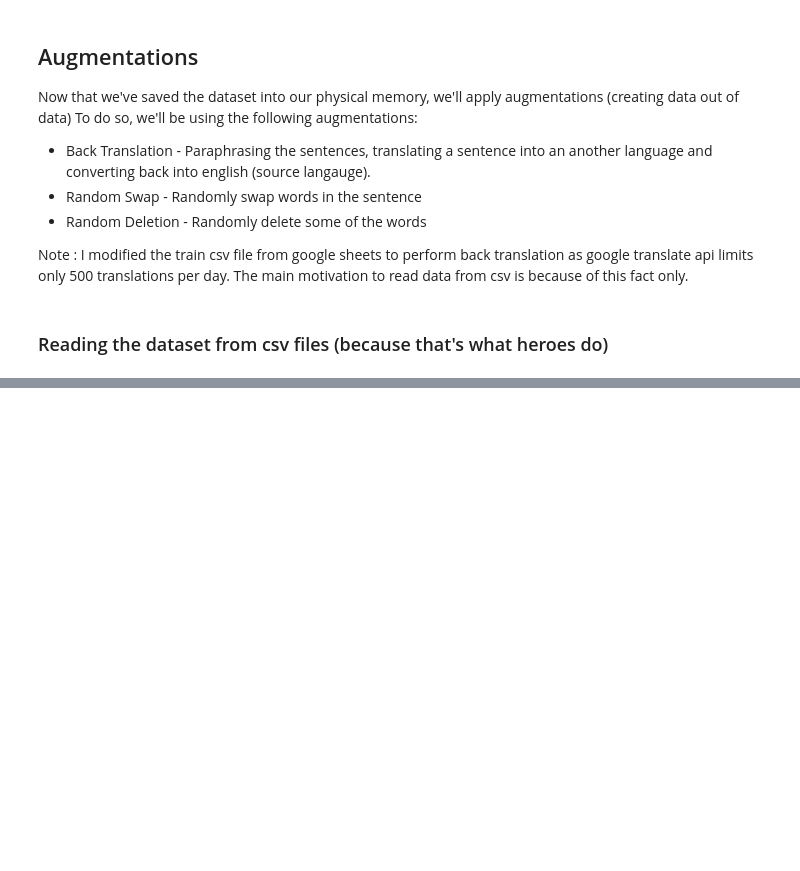
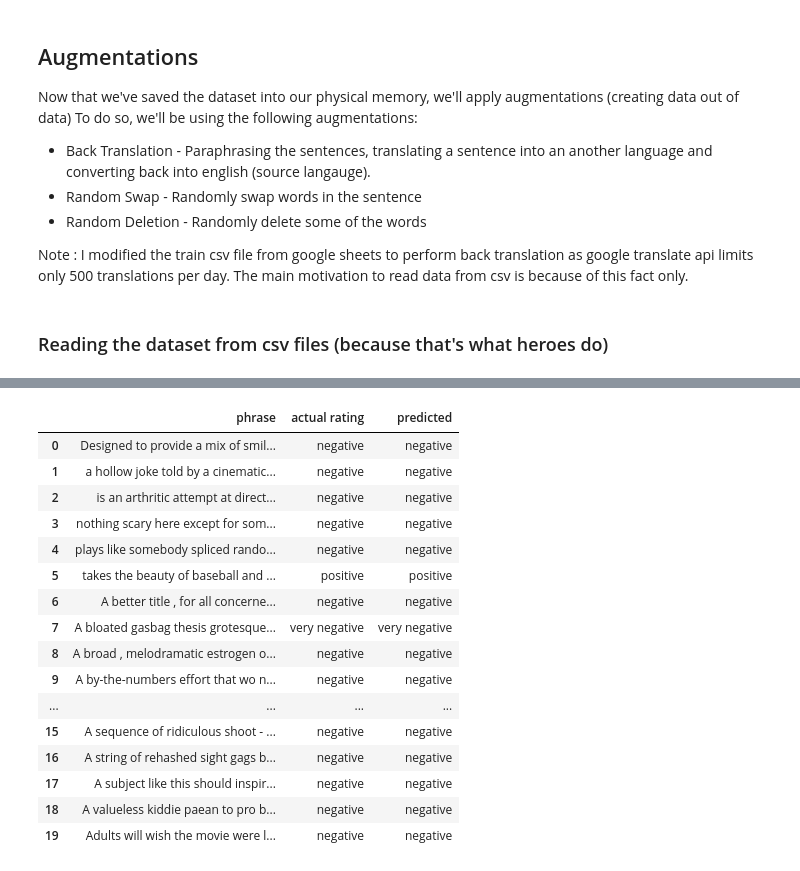
Before and after one commit to nikshrimali/TSAI_END2_Phase1, a Jupyter notebook: RottenTomatoesReviewAnalysis.ipynb, the cells around one changed output, grey strips where cells are left out. Cells and saved outputs as stored; diff of their text form; code cells hidden in the pictures; blank space fills up the shorter version.

```diff
--- a/RottenTomatoesReviewAnalysis.ipynb
+++ b/RottenTomatoesReviewAnalysis.ipynb
@@ -458,0 +459,20 @@ Translating to latin
+# %%
+correct_classified.head(20)
+# %% [output]
+|  | phrase | actual rating | predicted |
+| 0 | Designed to provide a mix of smil... | negative | negative |
+| 1 | a hollow joke told by a cinematic... | negative | negative |
+| 2 | is an arthritic attempt at direct... | negative | negative |
+| 3 | nothing scary here except for som... | negative | negative |
+| 4 | plays like somebody spliced rando... | negative | negative |
+| 5 | takes the beauty of baseball and ... | positive | positive |
+| 6 | A better title , for all concerne... | negative | negative |
+| 7 | A bloated gasbag thesis grotesque... | very negative | very negative |
+| 8 | A broad , melodramatic estrogen o... | negative | negative |
+| 9 | A by-the-numbers effort that wo n... | negative | negative |
+| ... | ... | ... | ... |
+| 15 | A sequence of ridiculous shoot - ... | negative | negative |
+| 16 | A string of rehashed sight gags b... | negative | negative |
+| 17 | A subject like this should inspir... | negative | negative |
+| 18 | A valueless kiddie paean to pro b... | negative | negative |
+| 19 | Adults will wish the movie were l... | negative | negative |
```
Also changed, not shown: parts of 14 cells of this notebook, 9 other files.
